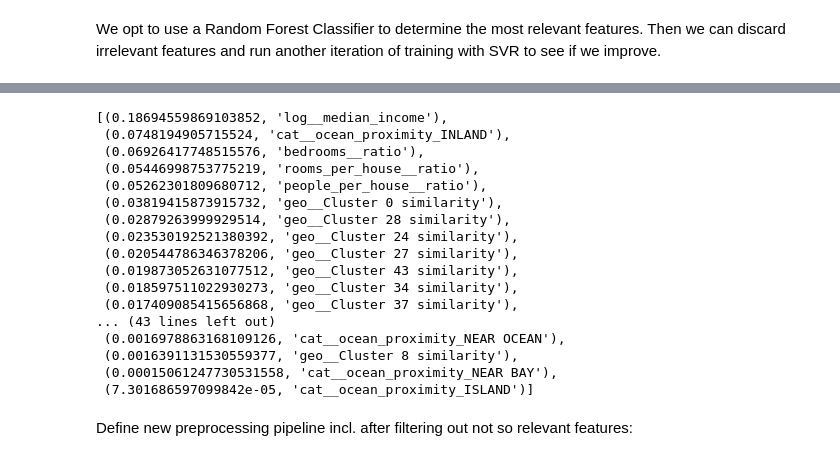
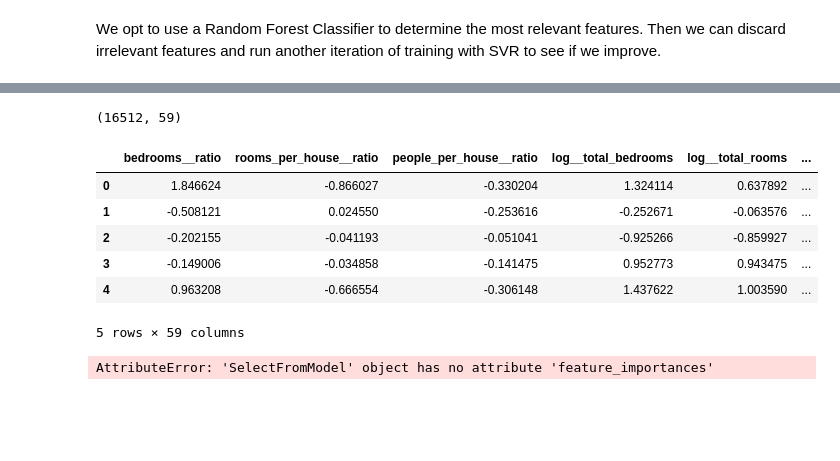
Before and after one commit to igolas0/Predicting-California-Housing-Prices, a Jupyter notebook: Predicting_California_Housing_Prices.ipynb, the cells around one changed output, grey strips where cells are left out. Cells and saved outputs as stored; diff of their text form; code cells hidden in the pictures; blank space fills up the shorter version.

Commit message:
training model with most relevant features

```diff
--- a/Predicting_California_Housing_Prices.ipynb
+++ b/Predicting_California_Housing_Prices.ipynb
@@ -652,20 +652,3 @@ cv_res.head()
 ### Using a SelectModel Transformer in the preparation pipeline to select only the most important attributes
 # %% [markdown]
 We opt to use a Random Forest Classifier to determine the most relevant features. Then we can discard irrelevant features and run another iteration of training with SVR to see if we improve.
-# %%
-#from sklearn.model_selection import RandomizedSearchCV
-#from scipy.stats import randint
-
-param_distribs = {'preprocessing__geo__n_clusters': randint(low=3, high=50),
-                  'random_forest__max_features': randint(low=2, high=20)}
-
-full_pipeline = Pipeline([
-    ("preprocessing", preprocessing),
-    ("random_forest", RandomForestRegressor(random_state=42)),
-])
-
-rnd_search = RandomizedSearchCV(
-    full_pipeline, param_distributions=param_distribs, n_iter=10, cv=3,
-    scoring='neg_root_mean_squared_error', random_state=42)
-
-rnd_search.fit(housing, housing_labels)
@@ -719,24 +654,0 @@ array([0.07, 0.05, 0.05, 0.01, 0.01, 0.01, 0.01, 0.19, 0.04, 0.01, 0.  ,
-# %%
-sorted(zip(feature_importances,
-           best_model["preprocessing"].get_feature_names_out()),
-           reverse=True)
-# %% [output]
-[(0.18694559869103852, 'log__median_income'),
- (0.0748194905715524, 'cat__ocean_proximity_INLAND'),
- (0.06926417748515576, 'bedrooms__ratio'),
- (0.05446998753775219, 'rooms_per_house__ratio'),
- (0.05262301809680712, 'people_per_house__ratio'),
- (0.03819415873915732, 'geo__Cluster 0 similarity'),
- (0.02879263999929514, 'geo__Cluster 28 similarity'),
- (0.023530192521380392, 'geo__Cluster 24 similarity'),
- (0.020544786346378206, 'geo__Cluster 27 similarity'),
- (0.019873052631077512, 'geo__Cluster 43 similarity'),
- (0.018597511022930273, 'geo__Cluster 34 similarity'),
- (0.017409085415656868, 'geo__Cluster 37 similarity'),
-... (43 lines left out)
- (0.0016978863168109126, 'cat__ocean_proximity_NEAR OCEAN'),
- (0.0016391131530559377, 'geo__Cluster 8 similarity'),
- (0.00015061247730531558, 'cat__ocean_proximity_NEAR BAY'),
- (7.301686597099842e-05, 'cat__ocean_proximity_ISLAND')]
-# %% [markdown]
-Define new preprocessing pipeline incl. after filtering out not so relevant features:
@@ -752,0 +655,30 @@ preprocessing = ColumnTransformer([
+# %%
+cluster_simil = ClusterSimilarity(n_clusters=45, gamma=1., random_state=42)
+
+#loading preprocessing again this time with optimized n_clusters = 45
+preprocessing = ColumnTransformer([
+        ("bedrooms", ratio_pipeline(), ["total_bedrooms", "total_rooms"]),
+        ("rooms_per_house", ratio_pipeline(), ["total_rooms", "households"]),
+        ("people_per_house", ratio_pipeline(), ["population", "households"]),
+        ("log", log_pipeline, ["total_bedrooms", "total_rooms", "population",
+                               "households", "median_income"]),
+        ("geo", cluster_simil, ["latitude", "longitude"]),
+        ("cat", cat_pipeline, make_column_selector(dtype_include=object)),
+    ],
+    remainder=default_num_pipeline)  # one column remaining: housing_median_age
+
+housing_prepared = preprocessing.fit_transform(housing)
+housing_prepared.shape
+# %% [output]
+(16512, 59)
+# %%
+housing_prepared_df = pd.DataFrame(housing_prepared, columns=preprocessing.get_feature_names_out())
+housing_prepared_df.head()
+# %% [output]
+|  | bedrooms__ratio | rooms_per_house__ratio | people_per_house__ratio | log__total_bedrooms | log__total_rooms | ... |
+| 0 | 1.846624 | -0.866027 | -0.330204 | 1.324114 | 0.637892 | ... |
+| 1 | -0.508121 | 0.024550 | -0.253616 | -0.252671 | -0.063576 | ... |
+| 2 | -0.202155 | -0.041193 | -0.051041 | -0.925266 | -0.859927 | ... |
+| 3 | -0.149006 | -0.034858 | -0.141475 | 0.952773 | 0.943475 | ... |
+| 4 | 0.963208 | -0.666554 | -0.306148 | 1.437622 | 1.003590 | ... |
+5 rows × 59 columns
@@ -752,0 +689,4 @@ preprocessing = ColumnTransformer([
+# %%
+selector.feature_importances()
+# %% [output]
+AttributeError: 'SelectFromModel' object has no attribute 'feature_importances'
```
Also changed, not shown: parts of 15 cells of this notebook.
